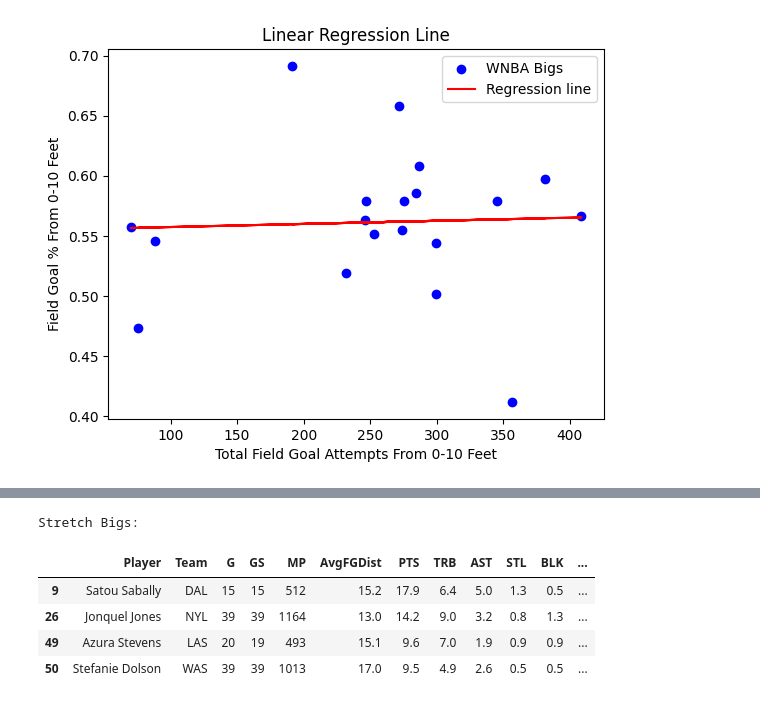
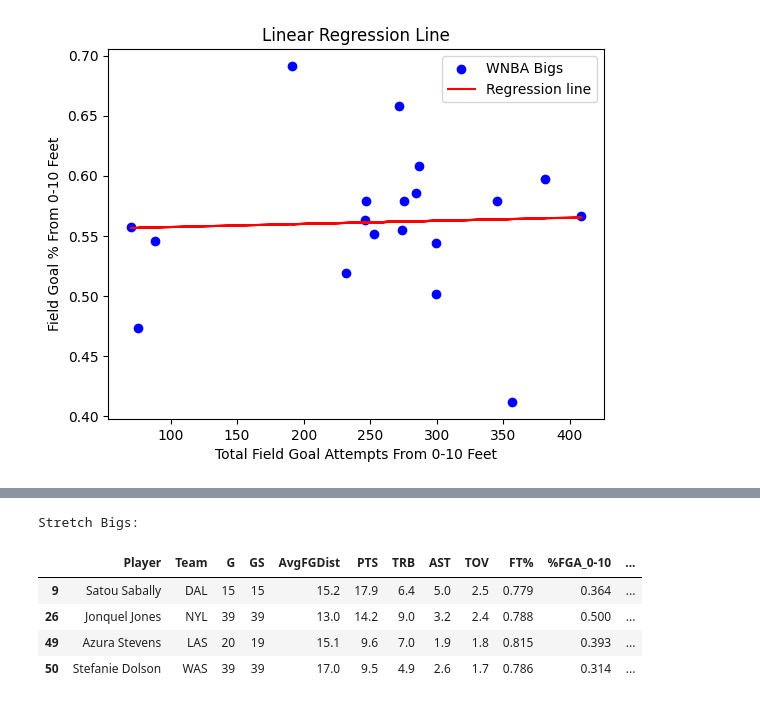
Before and after one commit to vtrackstar/Google-DA-Projects, a Jupyter notebook: 2024-wnba-bigs-linear-regression-and-kmeans.ipynb, the cells around one changed output, grey strips where cells are left out. Saved outputs shown, nothing was run; the diff lists cells and outputs as text; code cells hidden in the pictures.

```diff
--- a/2024-wnba-bigs-linear-regression-and-kmeans.ipynb
+++ b/2024-wnba-bigs-linear-regression-and-kmeans.ipynb
@@ -253,10 +258,10 @@ Balanced Bigs:
 # %%
 print("\nStretch Bigs:")
-Sbigs_stretch[['Player', 'Team', 'G', 'GS', 'MP', 'AvgFGDist', 'PTS', 'TRB', 'AST', 'STL', 'BLK', 'TOV', 'FT%', '%FGA_0-10', 'FG%_0-10', '%FGA_3P', '3PA', '3P%', 'PER', 'USG%', 'WS', 'ShootFoulDrawn', 'OffFoulCmtd', 'And1s']]
+Sbigs_stretch[['Player', 'Team', 'G', 'GS', 'AvgFGDist', 'PTS', 'TRB', 'AST', 'TOV', 'FT%', '%FGA_0-10', 'FG%_0-10', '3PA', '3P%', 'PER', 'USG%', 'WS', 'ShootFoulDrawn', 'OffFoulCmtd', 'And1s']]
 # %% [output]
 Stretch Bigs:
-|  | Player | Team | G | GS | MP | AvgFGDist | PTS | TRB | AST | STL | BLK | ... |
-| 9 | Satou Sabally | DAL | 15 | 15 | 512 | 15.2 | 17.9 | 6.4 | 5.0 | 1.3 | 0.5 | ... |
-| 26 | Jonquel Jones | NYL | 39 | 39 | 1164 | 13.0 | 14.2 | 9.0 | 3.2 | 0.8 | 1.3 | ... |
-| 49 | Azura Stevens | LAS | 20 | 19 | 493 | 15.1 | 9.6 | 7.0 | 1.9 | 0.9 | 0.9 | ... |
-| 50 | Stefanie Dolson | WAS | 39 | 39 | 1013 | 17.0 | 9.5 | 4.9 | 2.6 | 0.5 | 0.5 | ... |
+|  | Player | Team | G | GS | AvgFGDist | PTS | TRB | AST | TOV | FT% | %FGA_0-10 | ... |
+| 9 | Satou Sabally | DAL | 15 | 15 | 15.2 | 17.9 | 6.4 | 5.0 | 2.5 | 0.779 | 0.364 | ... |
+| 26 | Jonquel Jones | NYL | 39 | 39 | 13.0 | 14.2 | 9.0 | 3.2 | 2.4 | 0.788 | 0.500 | ... |
+| 49 | Azura Stevens | LAS | 20 | 19 | 15.1 | 9.6 | 7.0 | 1.9 | 1.8 | 0.815 | 0.393 | ... |
+| 50 | Stefanie Dolson | WAS | 39 | 39 | 17.0 | 9.5 | 4.9 | 2.6 | 1.7 | 0.786 | 0.314 | ... |
```
Also changed, not shown: parts of 4 cells of this notebook.
